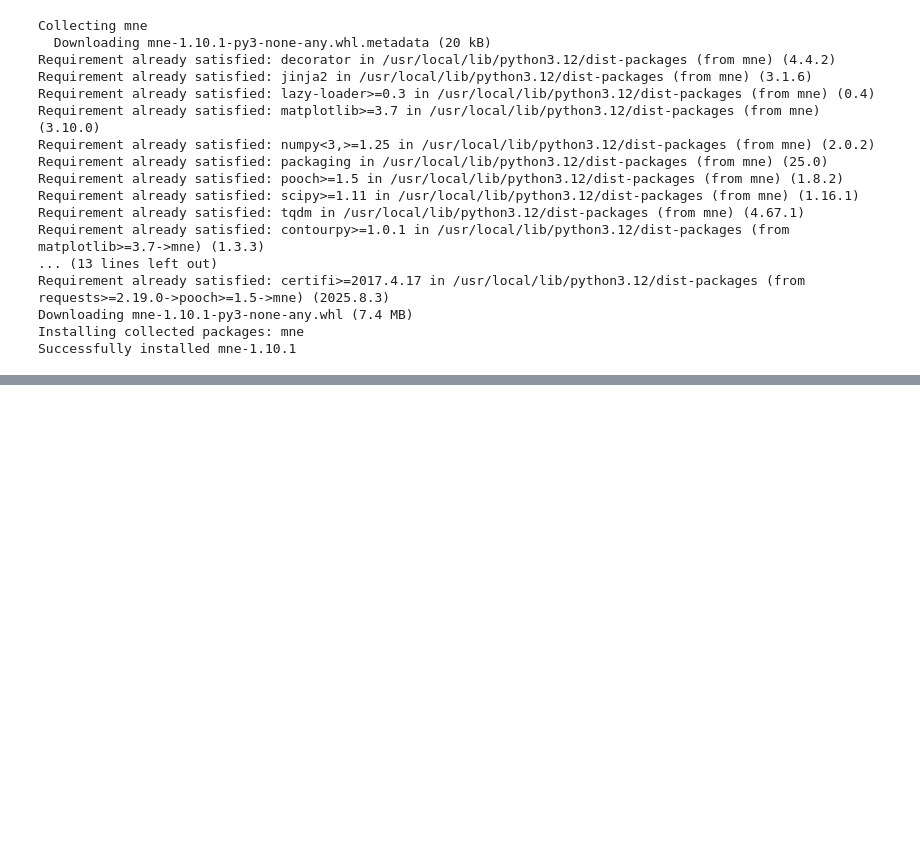
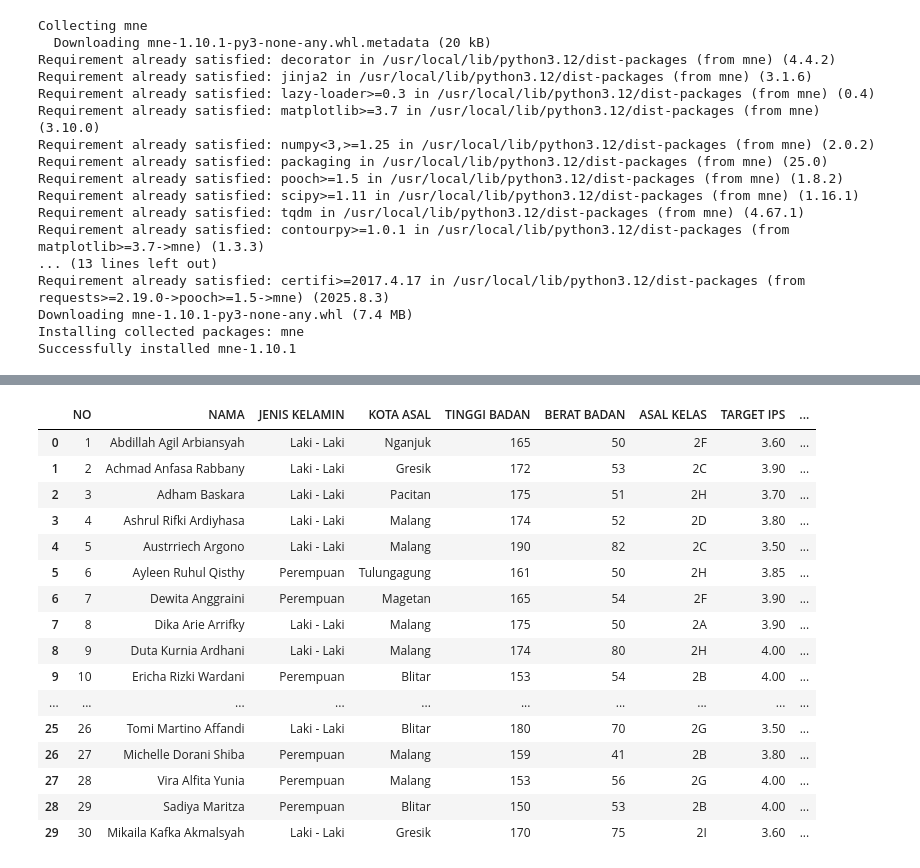
Before and after one commit to Ericharw/Machine_Learning, a Jupyter notebook: Praktikum_Pertemuan1_Ericha.ipynb, the cells around one changed output, grey strips where cells are left out. Drawn from its saved outputs; the diff is of its cells as text; code cells hidden in the pictures; blank space fills up the shorter version.

```diff
--- a/Praktikum_Pertemuan1_Ericha.ipynb
+++ b/Praktikum_Pertemuan1_Ericha.ipynb
@@ -32,0 +154,24 @@ Successfully installed mne-1.10.1
+# %%
+import pandas as pd
+
+# Membaca file CSV dan menyimpannya dalam DataFrame 'df'
+df = pd.read_excel('TPJS2.xlsx')
+df
+# %% [output]
+|  | NO | NAMA | JENIS KELAMIN | KOTA ASAL | TINGGI BADAN | BERAT BADAN | ASAL KELAS | TARGET IPS | ... |
+| 0 | 1 | Abdillah Agil Arbiansyah | Laki - Laki | Nganjuk | 165 | 50 | 2F | 3.60 | ... |
+| 1 | 2 | Achmad Anfasa Rabbany | Laki - Laki | Gresik | 172 | 53 | 2C | 3.90 | ... |
+| 2 | 3 | Adham Baskara | Laki - Laki | Pacitan | 175 | 51 | 2H | 3.70 | ... |
+| 3 | 4 | Ashrul Rifki Ardiyhasa | Laki - Laki | Malang | 174 | 52 | 2D | 3.80 | ... |
+| 4 | 5 | Austrriech Argono | Laki - Laki | Malang | 190 | 82 | 2C | 3.50 | ... |
+| 5 | 6 | Ayleen Ruhul Qisthy | Perempuan | Tulungagung | 161 | 50 | 2H | 3.85 | ... |
+| 6 | 7 | Dewita Anggraini | Perempuan | Magetan | 165 | 54 | 2F | 3.90 | ... |
+| 7 | 8 | Dika Arie Arrifky | Laki - Laki | Malang | 175 | 50 | 2A | 3.90 | ... |
+| 8 | 9 | Duta Kurnia Ardhani | Laki - Laki | Malang | 174 | 80 | 2H | 4.00 | ... |
+| 9 | 10 | Ericha Rizki Wardani | Perempuan | Blitar | 153 | 54 | 2B | 4.00 | ... |
+| ... | ... | ... | ... | ... | ... | ... | ... | ... | ... |
+| 25 | 26 | Tomi Martino Affandi | Laki - Laki | Blitar | 180 | 70 | 2G | 3.50 | ... |
+| 26 | 27 | Michelle Dorani Shiba | Perempuan | Malang | 159 | 41 | 2B | 3.80 | ... |
+| 27 | 28 | Vira Alfita Yunia | Perempuan | Malang | 153 | 56 | 2G | 4.00 | ... |
+| 28 | 29 | Sadiya Maritza | Perempuan | Blitar | 150 | 53 | 2B | 4.00 | ... |
+| 29 | 30 | Mikaila Kafka Akmalsyah | Laki - Laki | Gresik | 170 | 75 | 2I | 3.60 | ... |
```
Also changed, not shown: parts of 12 cells of this notebook.
